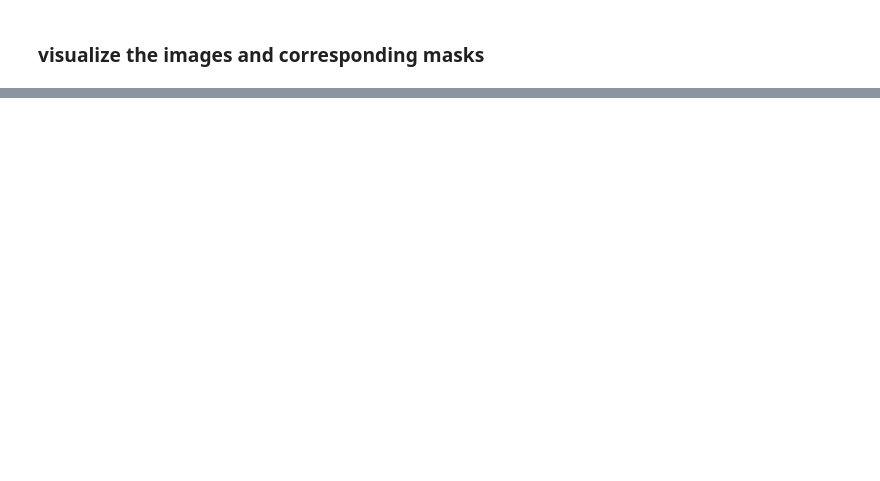
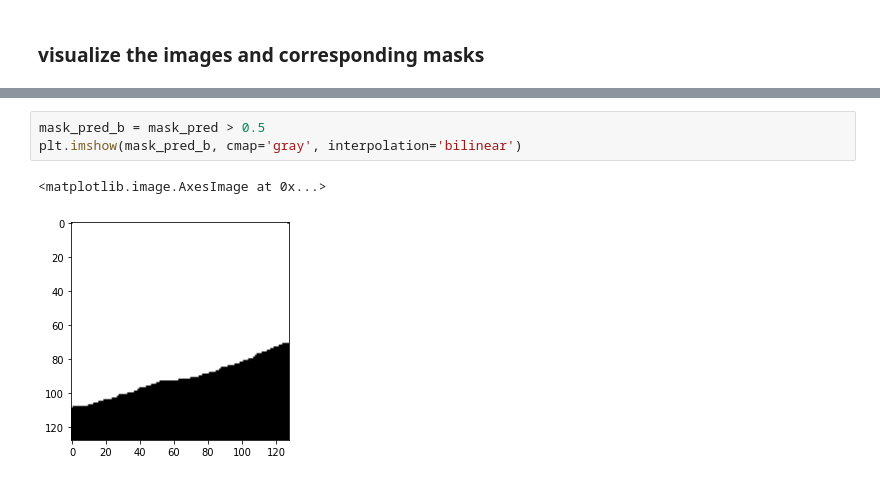
Before and after one commit to liyu10000/playboy, a Jupyter notebook: python/project_unet/visualize.ipynb, the cells around one changed output, grey strips where cells are left out. Drawn from its saved outputs; the diff is of its cells as text; blank space fills up the shorter version.

```diff
--- a/python/project_unet/visualize.ipynb
+++ b/python/project_unet/visualize.ipynb
@@ -52,0 +110,6 @@ if has_mask: # if salt
+# %%
+mask_pred_b = mask_pred > 0.5
+plt.imshow(mask_pred_b, cmap='gray', interpolation='bilinear')
+# %% [output]
+<matplotlib.image.AxesImage at 0x...>
+[figure, added]
```
Also changed, not shown: parts of 12 cells of this notebook, 2 other files.
